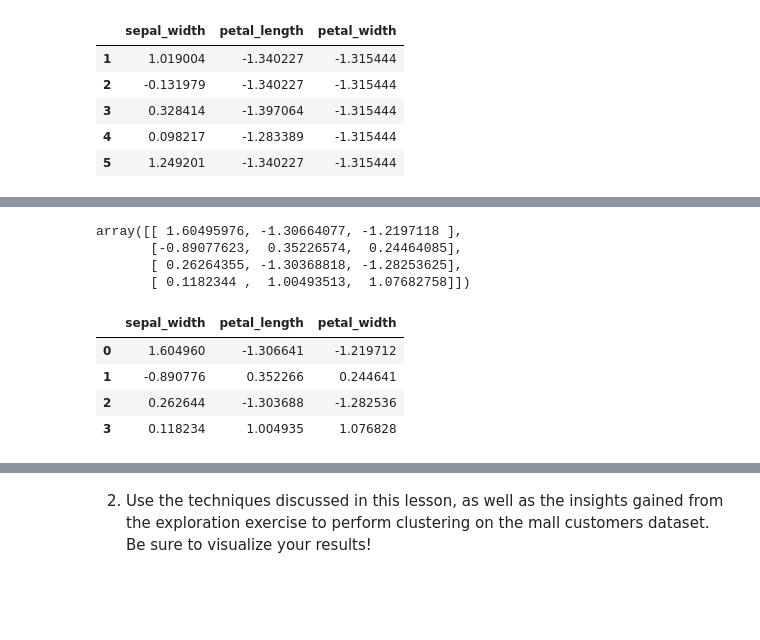
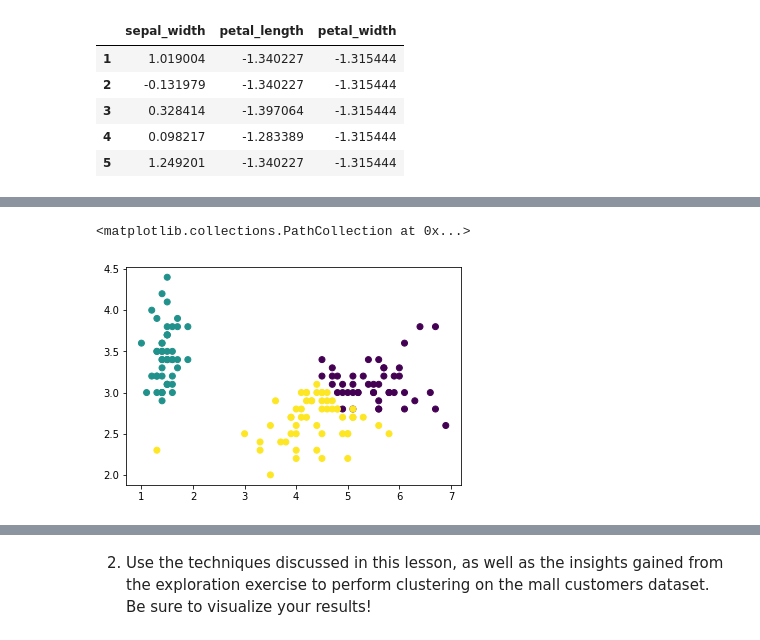
Before and after one commit to chloerwhitaker/clustering-exercises, a Jupyter notebook: modeling.ipynb, the cells around one changed output, grey strips where cells are left out. Cells and saved outputs as stored; diff of their text form; code cells hidden in the pictures; blank space fills up the shorter version.

```diff
--- a/modeling.ipynb
+++ b/modeling.ipynb
@@ -332,19 +335,5 @@ iris.sample(15)
-# %%
-# Cluster Centers aka centroids. The output is scaled!!
-
-kmeans.cluster_centers_
-# %% [output]
-array([[ 1.60495976, -1.30664077, -1.2197118 ],
-       [-0.89077623,  0.35226574,  0.24464085],
-       [ 0.26264355, -1.30368818, -1.28253625],
-       [ 0.1182344 ,  1.00493513,  1.07682758]])
-# %%
-# Make a dataframe
-centroids_scaled = pd.DataFrame(kmeans.cluster_centers_, columns = X.columns)
-centroids_scaled
-# %% [output]
-|  | sepal_width | petal_length | petal_width |
-| 0 | 1.604960 | -1.306641 | -1.219712 |
-| 1 | -0.890776 | 0.352266 | 0.244641 |
-| 2 | 0.262644 | -1.303688 | -1.282536 |
-| 3 | 0.118234 | 1.004935 | 1.076828 |
+# %%
+plt.scatter(iris.petal_length, iris.sepal_width, c=iris.cluster)
+# %% [output]
+<matplotlib.collections.PathCollection at 0x...>
+[figure, added]
```
Also changed, not shown: parts of 51 cells of this notebook.
